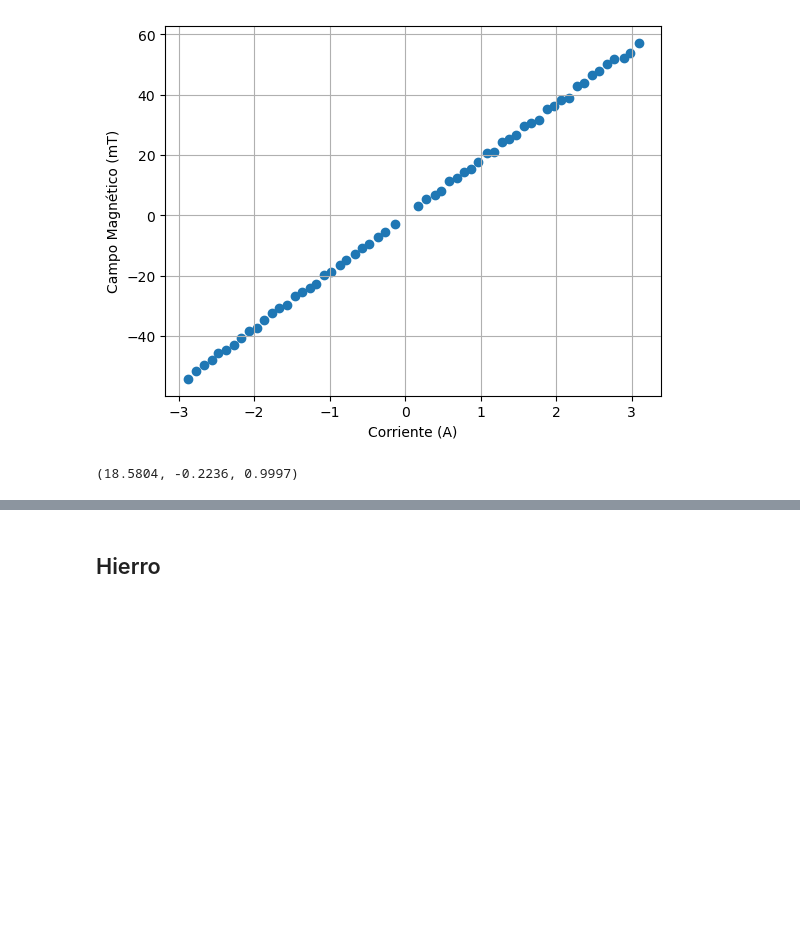
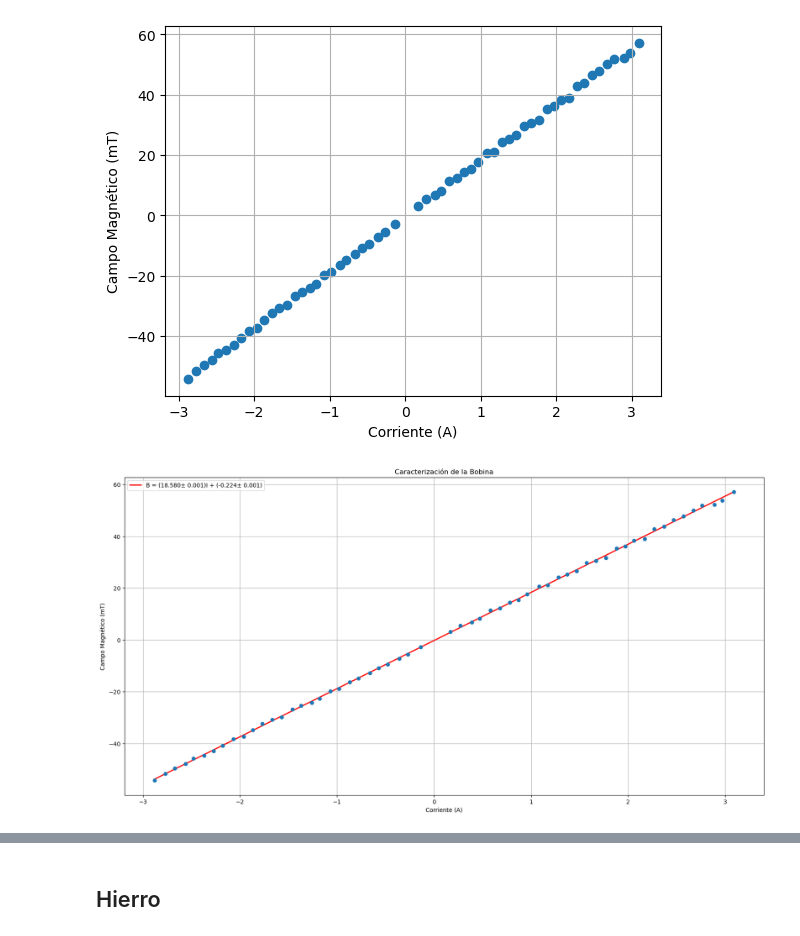
Before and after one commit to lsperezm/Intermedio, a Jupyter notebook: 2. Magnetostricción/Code/Codigo.ipynb, the cells around one changed output, grey strips where cells are left out. Cells and saved outputs as stored; diff of their text form; code cells hidden in the pictures; blank space fills up the shorter version.

```diff
--- a/2. Magnetostricción/Code/Codigo.ipynb
+++ b/2. Magnetostricción/Code/Codigo.ipynb
@@ -60,9 +60,16 @@ def Regresion(I,B):
 # %%
-regr=Regresion(I,B)
-regr=(round(regr[0],4),round(regr[1],4),round(regr[2],4))
-Is=np.linspace(-2.88,3.09,1000)
-Bs=Is*regr[0]+regr[1]
-regr
+fig1, (ax1) = plt.subplots(1, 1, figsize=(20, 10))  # 2 rows, 1 column, width = 10 inches, height = 10 inches
+
+ax1.plot(I,B_model, color='red', linewidth=2, label=f'B = ({m:.3f}± {m_std_err:.3f})I + ({b:.3f}± {b_std_err:.3f})')
+ax1.errorbar(I, B, Berr, Ierr,  fmt='o')
+
+ax1.set_xlabel('Corriente (A)')
+ax1.set_ylabel('Campo Magnético (mT)')
+ax1.legend(loc='upper left')
+ax1.set_title('Caracterización de la Bobina')
+ax1.grid()
+
+plt.savefig('plot_caracterización.png', format='png')
 # %% [output]
-(18.5804, -0.2236, 0.9997)
+[figure, added]
 # %%
```
Also changed, not shown: parts of 10 cells of this notebook, 6 other files.
